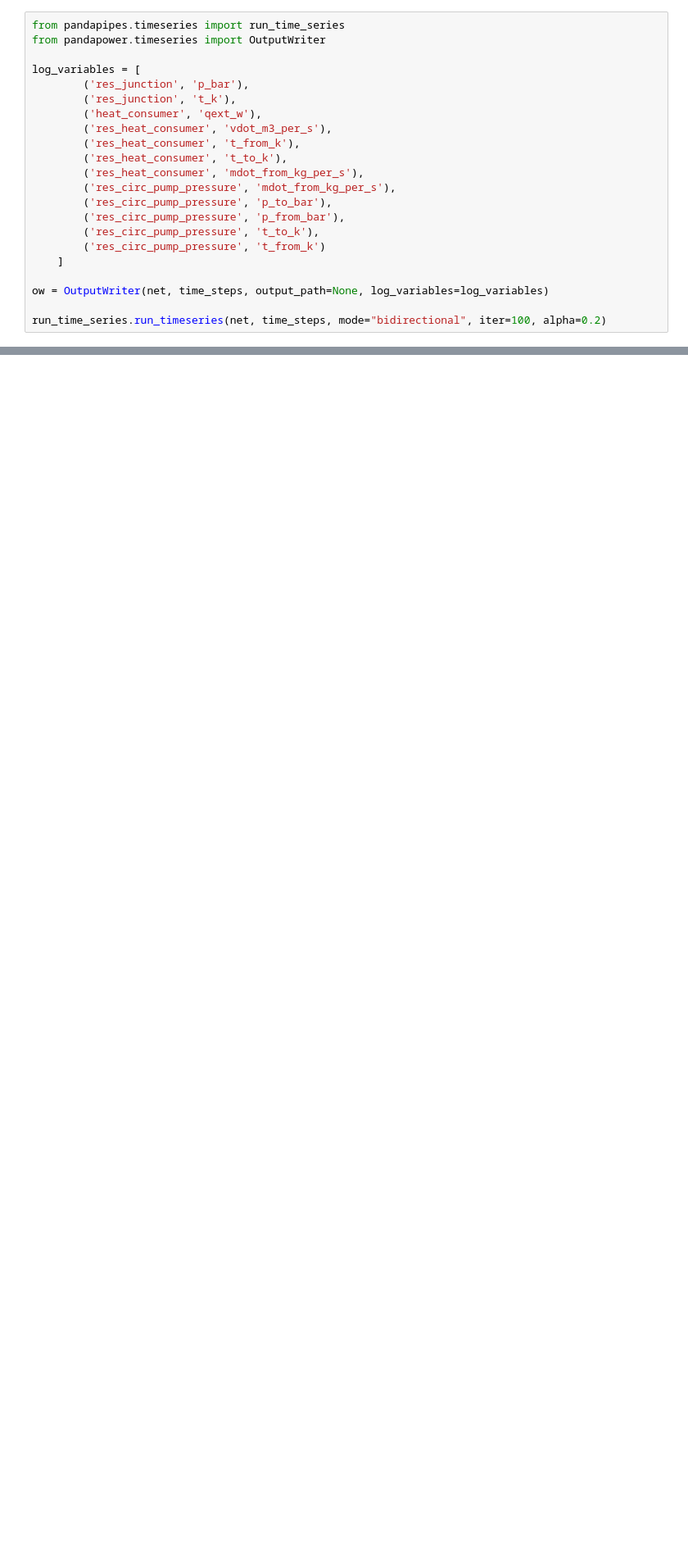
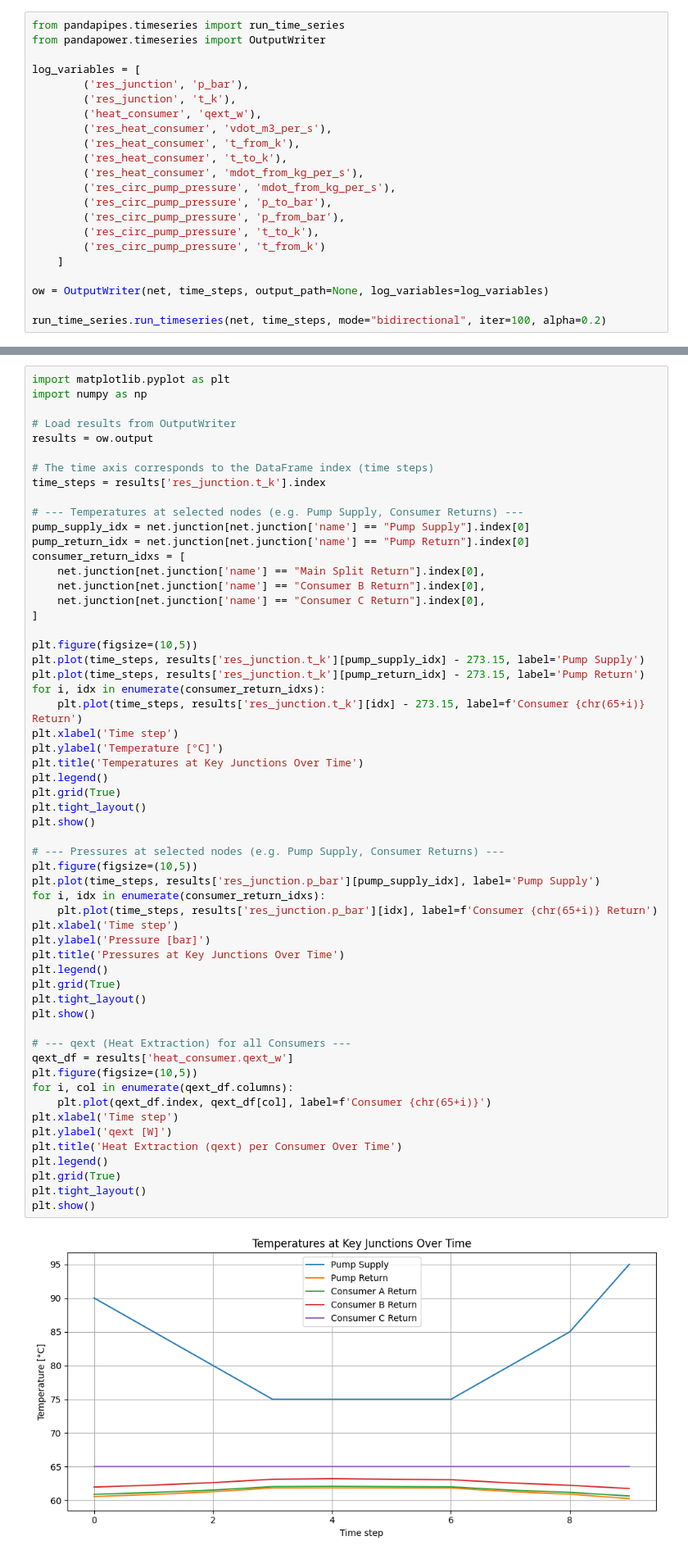
Before and after one commit to e2nIEE/pandapipes, a Jupyter notebook: tutorials/district_heating/time_series_in_a_circular_district_heating_grid.ipynb, the cells around one changed output, grey strips where cells are left out. Shown at 82% size. Drawn from its saved outputs; the diff is of its cells as text; blank space fills up the shorter version.

```diff
--- a/tutorials/district_heating/time_series_in_a_circular_district_heating_grid.ipynb
+++ b/tutorials/district_heating/time_series_in_a_circular_district_heating_grid.ipynb
@@ -129,0 +274,59 @@ higher than the ambient temperature, the temperature level decreases.
+# %%
+import matplotlib.pyplot as plt
+import numpy as np
+
+# Load results from OutputWriter
+results = ow.output
+
+# The time axis corresponds to the DataFrame index (time steps)
+time_steps = results['res_junction.t_k'].index
+
+# --- Temperatures at selected nodes (e.g. Pump Supply, Consumer Returns) ---
+pump_supply_idx = net.junction[net.junction['name'] == "Pump Supply"].index[0]
+pump_return_idx = net.junction[net.junction['name'] == "Pump Return"].index[0]
+consumer_return_idxs = [
+    net.junction[net.junction['name'] == "Main Split Return"].index[0],
+    net.junction[net.junction['name'] == "Consumer B Return"].index[0],
+    net.junction[net.junction['name'] == "Consumer C Return"].index[0],
+]
+
+plt.figure(figsize=(10,5))
+plt.plot(time_steps, results['res_junction.t_k'][pump_supply_idx] - 273.15, label='Pump Supply')
+plt.plot(time_steps, results['res_junction.t_k'][pump_return_idx] - 273.15, label='Pump Return')
+for i, idx in enumerate(consumer_return_idxs):
+    plt.plot(time_steps, results['res_junction.t_k'][idx] - 273.15, label=f'Consumer {chr(65+i)} Return')
+plt.xlabel('Time step')
+plt.ylabel('Temperature [°C]')
+plt.title('Temperatures at Key Junctions Over Time')
+plt.legend()
+plt.grid(True)
+plt.tight_layout()
+plt.show()
+
+# --- Pressures at selected nodes (e.g. Pump Supply, Consumer Returns) ---
+plt.figure(figsize=(10,5))
+plt.plot(time_steps, results['res_junction.p_bar'][pump_supply_idx], label='Pump Supply')
+for i, idx in enumerate(consumer_return_idxs):
+    plt.plot(time_steps, results['res_junction.p_bar'][idx], label=f'Consumer {chr(65+i)} Return')
+plt.xlabel('Time step')
+plt.ylabel('Pressure [bar]')
+plt.title('Pressures at Key Junctions Over Time')
+plt.legend()
+plt.grid(True)
+plt.tight_layout()
+plt.show()
+
+# --- qext (Heat Extraction) for all Consumers ---
+qext_df = results['heat_consumer.qext_w']
+plt.figure(figsize=(10,5))
+for i, col in enumerate(qext_df.columns):
+    plt.plot(qext_df.index, qext_df[col], label=f'Consumer {chr(65+i)}')
+plt.xlabel('Time step')
+plt.ylabel('qext [W]')
+plt.title('Heat Extraction (qext) per Consumer Over Time')
+plt.legend()
+plt.grid(True)
+plt.tight_layout()
+plt.show()
+# %% [output]
+[figure, added]
```
Also changed, not shown: parts of 27 cells of this notebook, 9 other files.
